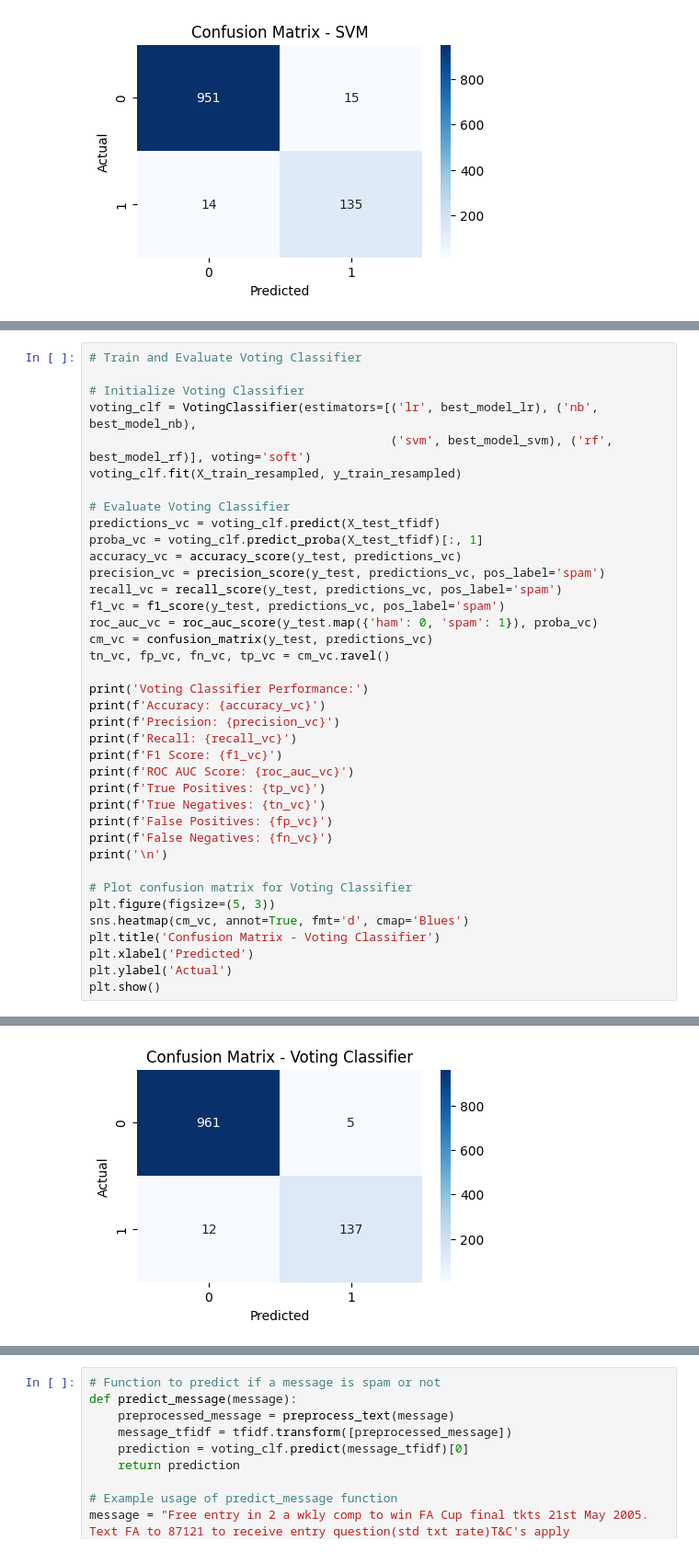
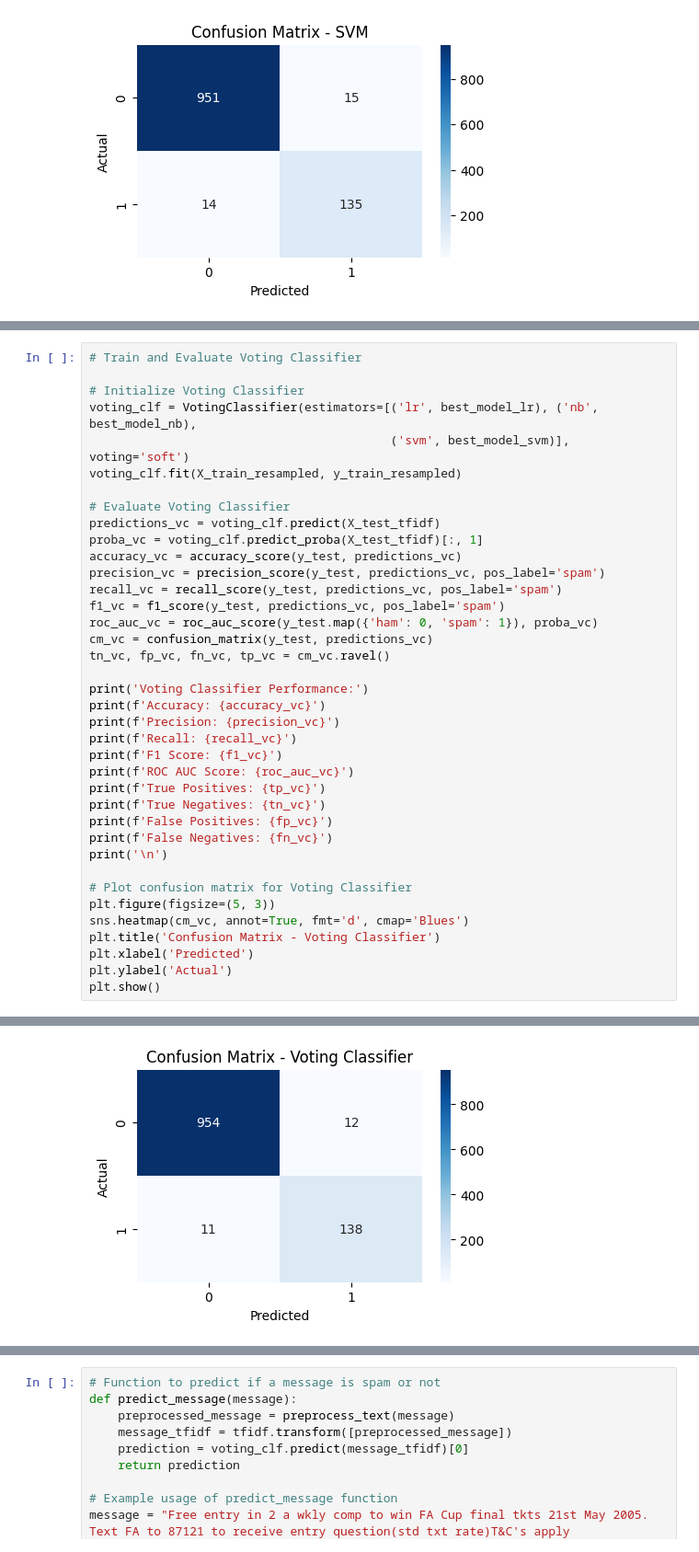
Before and after one commit to Slimcent/Spam-Message-Detection, a Jupyter notebook: Spam_Message_Detection.ipynb, the cells around one changed output, grey strips where cells are left out. Shown at 92% size. Drawn from its saved outputs; the diff is of its cells as text.

```diff
--- a/Spam_Message_Detection.ipynb
+++ b/Spam_Message_Detection.ipynb
@@ -560,7 +494,7 @@ False Negatives: 26
 
 # Initialize Voting Classifier
 voting_clf = VotingClassifier(estimators=[('lr', best_model_lr), ('nb', best_model_nb),
-                                          ('svm', best_model_svm), ('rf', best_model_rf)], voting='soft')
+                                          ('svm', best_model_svm)], voting='soft')
 voting_clf.fit(X_train_resampled, y_train_resampled)
 
 # Evaluate Voting Classifier
@@ -607,3 +541,3 @@ False Negatives: 12
-[figure, old version]
+[figure, new version]
 # %%
 # Compare Model Performance
```
Also changed, not shown: parts of 5 cells of this notebook.
